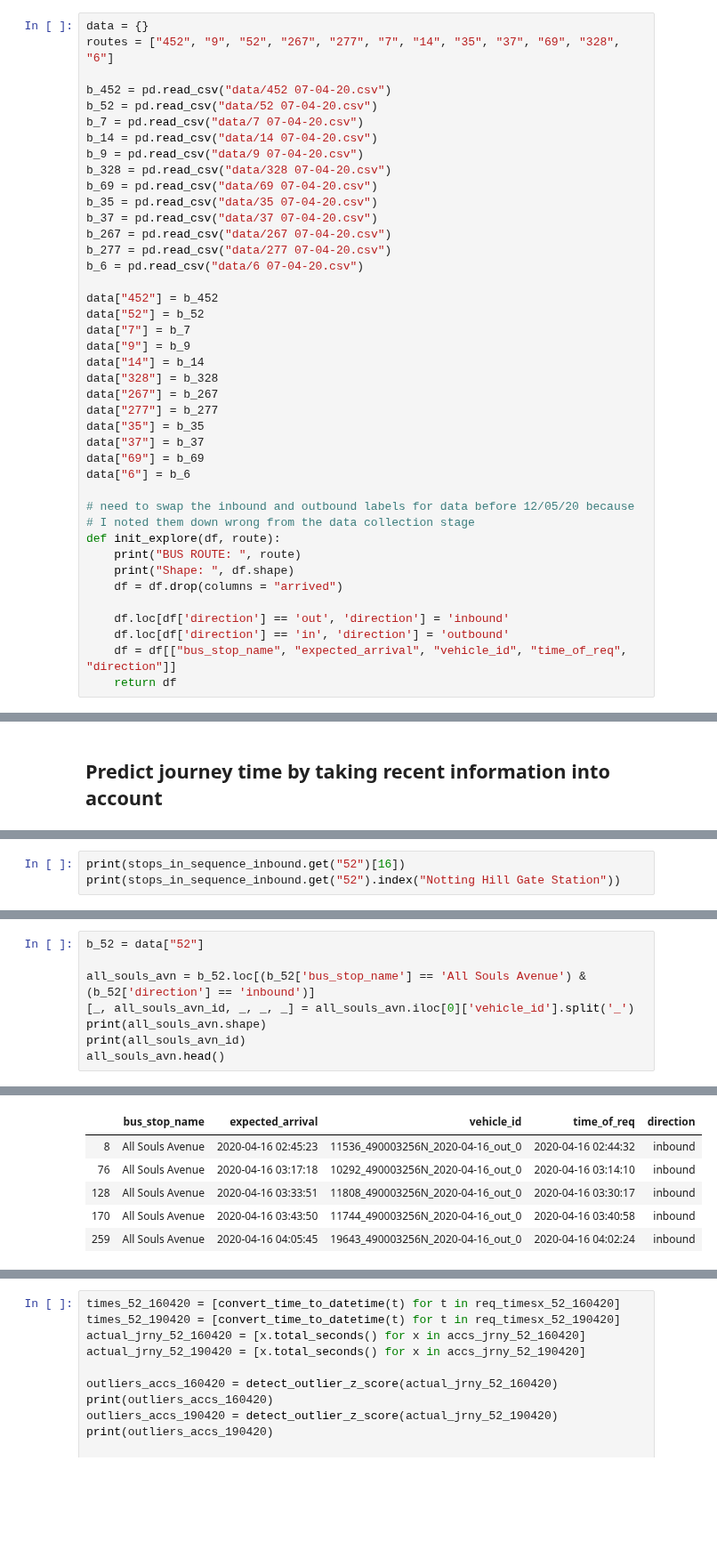
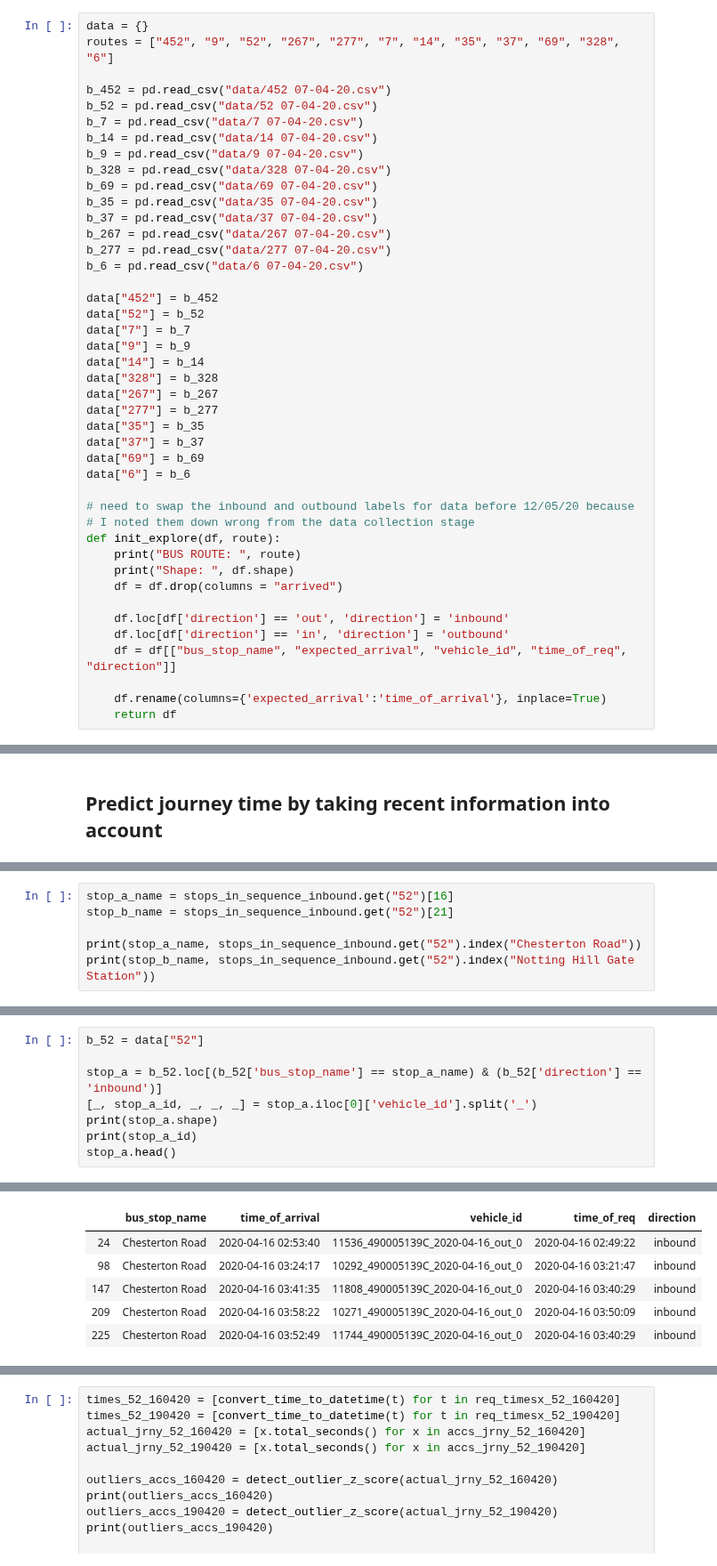
Before and after one commit to serenelc/individual-project-beng, a Jupyter notebook: historical-models.ipynb, the cells around one changed output, grey strips where cells are left out. Shown at 89% size. Cells and saved outputs as stored; diff of their text form; blank space fills up the shorter version.

```diff
--- a/historical-models.ipynb
+++ b/historical-models.ipynb
@@ -63,6 +63,8 @@ def init_explore(df, route):
     df.loc[df['direction'] == 'out', 'direction'] = 'inbound'
     df.loc[df['direction'] == 'in', 'direction'] = 'outbound'
     df = df[["bus_stop_name", "expected_arrival", "vehicle_id", "time_of_req", "direction"]]
+
+    df.rename(columns={'expected_arrival':'time_of_arrival'}, inplace=True)
     return df
 # %%
 def add_extra_data(route):
@@ -409,4 +430,7 @@ To evaluate success, plot the predicted journey
 # %%
-print(stops_in_sequence_inbound.get("52")[16])
-print(stops_in_sequence_inbound.get("52").index("Notting Hill Gate Station"))
+stop_a_name = stops_in_sequence_inbound.get("52")[16]
+stop_b_name = stops_in_sequence_inbound.get("52")[21]
+
+print(stop_a_name, stops_in_sequence_inbound.get("52").index("Chesterton Road"))
+print(stop_b_name, stops_in_sequence_inbound.get("52").index("Notting Hill Gate Station"))
 # %% [output]
@@ -415,9 +439,9 @@ Chesterton Road
 # %%
 b_52 = data["52"]
 
-all_souls_avn = b_52.loc[(b_52['bus_stop_name'] == 'All Souls Avenue') & (b_52['direction'] == 'inbound')]
-[_, all_souls_avn_id, _, _, _] = all_souls_avn.iloc[0]['vehicle_id'].split('_')
-print(all_souls_avn.shape)
-print(all_souls_avn_id)
-all_souls_avn.head()
+stop_a = b_52.loc[(b_52['bus_stop_name'] == stop_a_name) & (b_52['direction'] == 'inbound')]
+[_, stop_a_id, _, _, _] = stop_a.iloc[0]['vehicle_id'].split('_')
+print(stop_a.shape)
+print(stop_a_id)
+stop_a.head()
 # %% [output]
@@ -426,7 +450,7 @@ all_souls_avn.head()
-|  | bus_stop_name | expected_arrival | vehicle_id | time_of_req | direction |
-| 8 | All Souls Avenue | 2020-04-16 02:45:23 | 11536_490003256N_2020-04-16_out_0 | 2020-04-16 02:44:32 | inbound |
-| 76 | All Souls Avenue | 2020-04-16 03:17:18 | 10292_490003256N_2020-04-16_out_0 | 2020-04-16 03:14:10 | inbound |
-| 128 | All Souls Avenue | 2020-04-16 03:33:51 | 11808_490003256N_2020-04-16_out_0 | 2020-04-16 03:30:17 | inbound |
-| 170 | All Souls Avenue | 2020-04-16 03:43:50 | 11744_490003256N_2020-04-16_out_0 | 2020-04-16 03:40:58 | inbound |
-| 259 | All Souls Avenue | 2020-04-16 04:05:45 | 19643_490003256N_2020-04-16_out_0 | 2020-04-16 04:02:24 | inbound |
+|  | bus_stop_name | time_of_arrival | vehicle_id | time_of_req | direction |
+| 24 | Chesterton Road | 2020-04-16 02:53:40 | 11536_490005139C_2020-04-16_out_0 | 2020-04-16 02:49:22 | inbound |
+| 98 | Chesterton Road | 2020-04-16 03:24:17 | 10292_490005139C_2020-04-16_out_0 | 2020-04-16 03:21:47 | inbound |
+| 147 | Chesterton Road | 2020-04-16 03:41:35 | 11808_490005139C_2020-04-16_out_0 | 2020-04-16 03:40:29 | inbound |
+| 209 | Chesterton Road | 2020-04-16 03:58:22 | 10271_490005139C_2020-04-16_out_0 | 2020-04-16 03:50:09 | inbound |
+| 225 | Chesterton Road | 2020-04-16 03:52:49 | 11744_490005139C_2020-04-16_out_0 | 2020-04-16 03:40:29 | inbound |
 # %%
```
Also changed, not shown: parts of 14 cells of this notebook, 42 other files.
